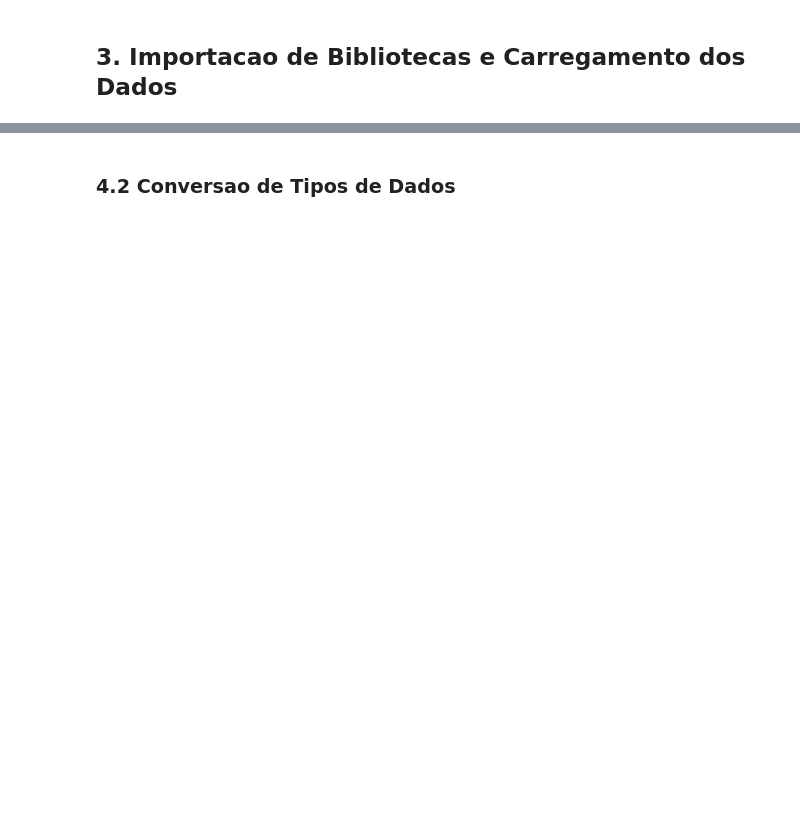
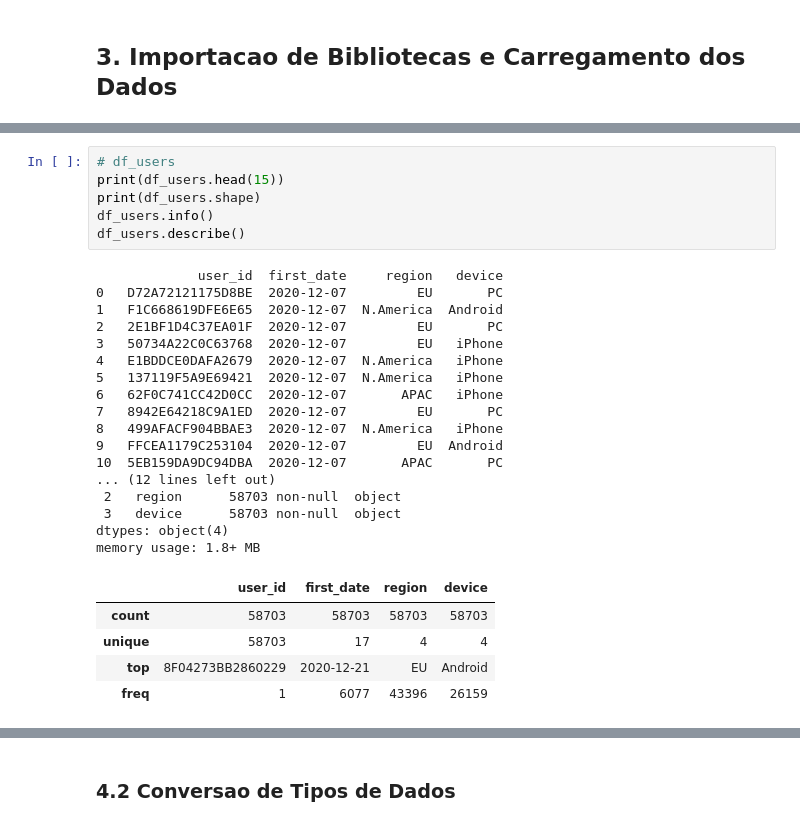
Before and after one commit to ezodia1/testeab, a Jupyter notebook: teste_ab_recommender_system.ipynb, the cells around one changed output, grey strips where cells are left out. Cells and saved outputs as stored; diff of their text form; blank space fills up the shorter version.

```diff
--- a/teste_ab_recommender_system.ipynb
+++ b/teste_ab_recommender_system.ipynb
@@ -111,0 +56,29 @@ print(participants.dtypes)
+# %%
+# df_users
+print(df_users.head(15))
+print(df_users.shape)
+df_users.info()
+df_users.describe()
+# %% [output]
+             user_id  first_date     region   device
+0   D72A72121175D8BE  2020-12-07         EU       PC
+1   F1C668619DFE6E65  2020-12-07  N.America  Android
+2   2E1BF1D4C37EA01F  2020-12-07         EU       PC
+3   50734A22C0C63768  2020-12-07         EU   iPhone
+4   E1BDDCE0DAFA2679  2020-12-07  N.America   iPhone
+5   137119F5A9E69421  2020-12-07  N.America   iPhone
+6   62F0C741CC42D0CC  2020-12-07       APAC   iPhone
+7   8942E64218C9A1ED  2020-12-07         EU       PC
+8   499AFACF904BBAE3  2020-12-07  N.America   iPhone
+9   FFCEA1179C253104  2020-12-07         EU  Android
+10  5EB159DA9DC94DBA  2020-12-07       APAC       PC
+... (12 lines left out)
+ 2   region      58703 non-null  object
+ 3   device      58703 non-null  object
+dtypes: object(4)
+memory usage: 1.8+ MB
+|  | user_id | first_date | region | device |
+| count | 58703 | 58703 | 58703 | 58703 |
+| unique | 58703 | 17 | 4 | 4 |
+| top | 8F04273BB2860229 | 2020-12-21 | EU | Android |
+| freq | 1 | 6077 | 43396 | 26159 |
```
Also changed, not shown: parts of 31 cells of this notebook, 5 other files.
